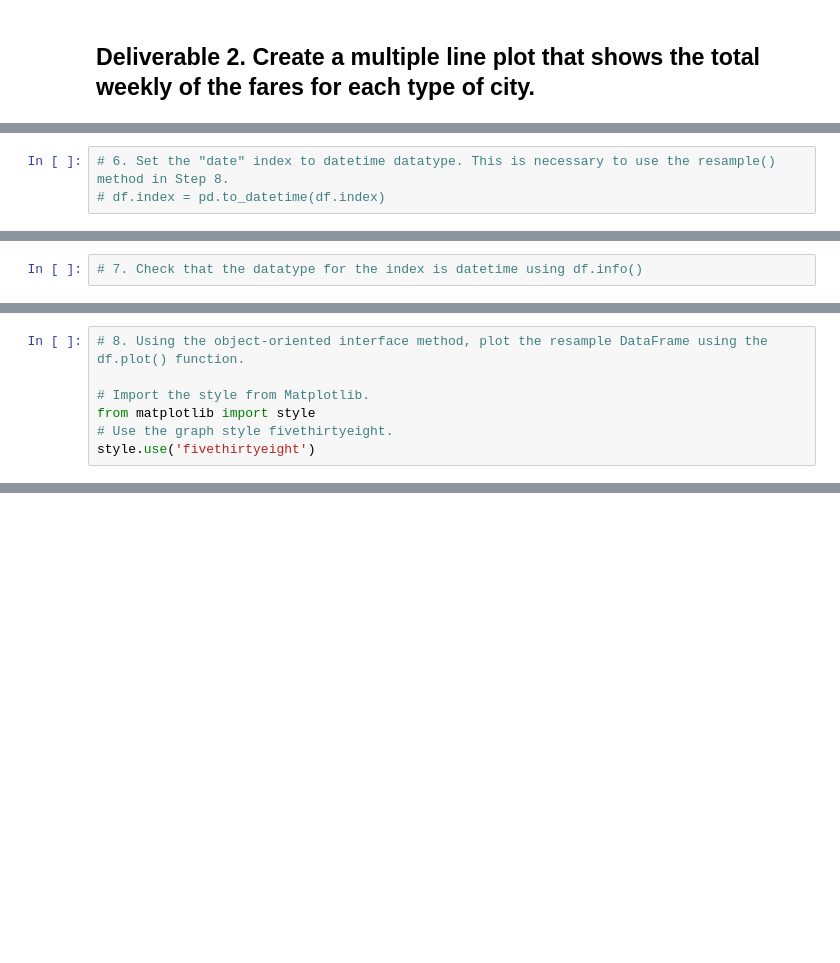
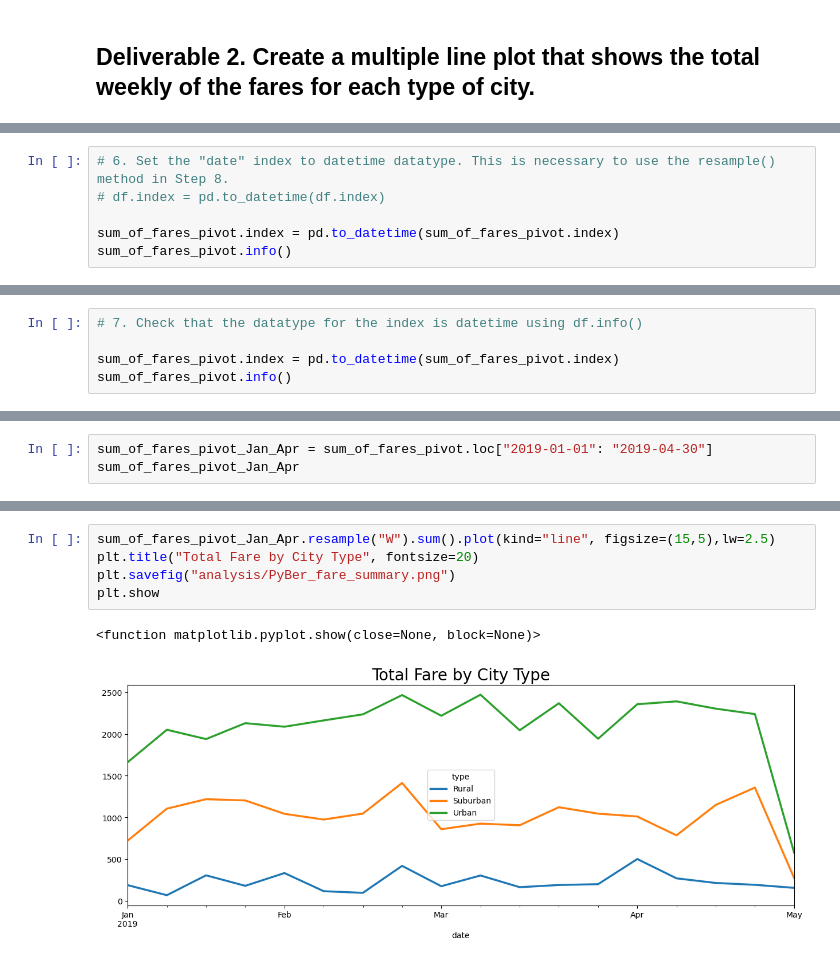
Before and after one commit to Yuri1710/PyBer_Analysis, a Jupyter notebook: PyBer_Challenge.ipynb, the cells around one changed output, grey strips where cells are left out. Drawn from its saved outputs; the diff is of its cells as text; blank space fills up the shorter version.

```diff
--- a/PyBer_Challenge.ipynb
+++ b/PyBer_Challenge.ipynb
@@ -83,3 +270,6 @@ NameError: name 'pyber_summary_df' is not defined
 # %%
 # 6. Set the "date" index to datetime datatype. This is necessary to use the resample() method in Step 8.
 # df.index = pd.to_datetime(df.index)
+
+sum_of_fares_pivot.index = pd.to_datetime(sum_of_fares_pivot.index)
+sum_of_fares_pivot.info()
@@ -86,2 +287,5 @@ NameError: name 'pyber_summary_df' is not defined
 # %%
 # 7. Check that the datatype for the index is datetime using df.info()
+
+sum_of_fares_pivot.index = pd.to_datetime(sum_of_fares_pivot.index)
+sum_of_fares_pivot.info()
@@ -90,7 +324,3 @@ NameError: name 'pyber_summary_df' is not defined
-# %%
-# 8. Using the object-oriented interface method, plot the resample DataFrame using the df.plot() function.
-
-# Import the style from Matplotlib.
-from matplotlib import style
-# Use the graph style fivethirtyeight.
-style.use('fivethirtyeight')
+# %%
+sum_of_fares_pivot_Jan_Apr = sum_of_fares_pivot.loc["2019-01-01": "2019-04-30"]
+sum_of_fares_pivot_Jan_Apr
@@ -96,0 +342,8 @@ style.use('fivethirtyeight')
+# %%
+sum_of_fares_pivot_Jan_Apr.resample("W").sum().plot(kind="line", figsize=(15,5),lw=2.5)
+plt.title("Total Fare by City Type", fontsize=20)
+plt.savefig("analysis/PyBer_fare_summary.png")
+plt.show
+# %% [output]
+<function matplotlib.pyplot.show(close=None, block=None)>
+[figure, added]
```
Also changed, not shown: parts of 23 cells of this notebook, 4 other files.
